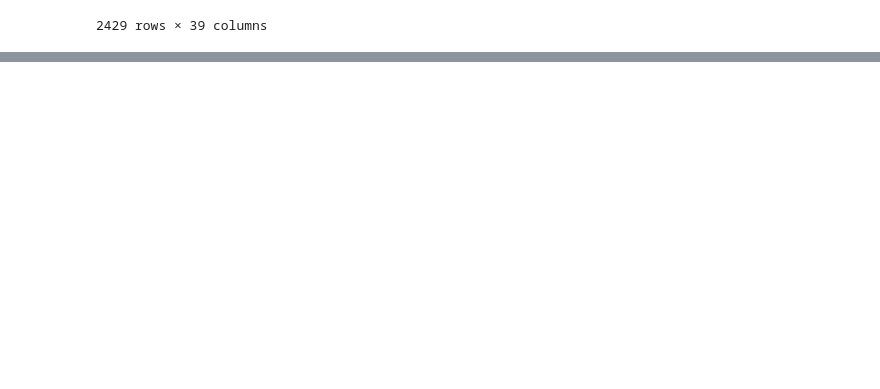
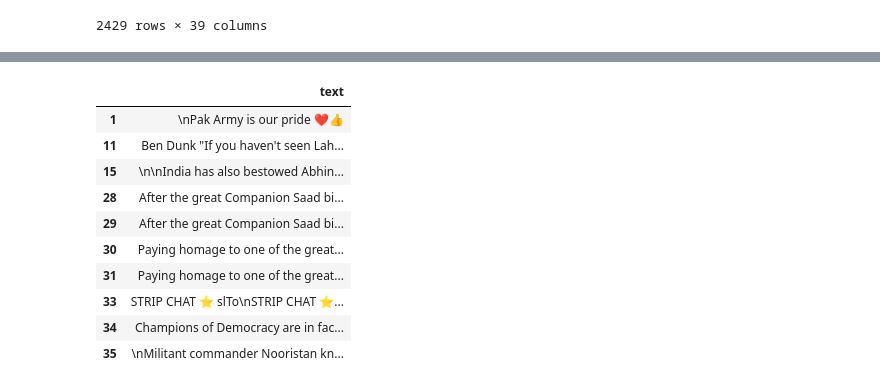
Before and after one commit to EvaLvn/ML_project2, a Jupyter notebook: Eva_notebook.ipynb, the cells around one changed output, grey strips where cells are left out. Cells and saved outputs as stored; diff of their text form; code cells hidden in the pictures; blank space fills up the shorter version.

```diff
--- a/Eva_notebook.ipynb
+++ b/Eva_notebook.ipynb
@@ -105,0 +212,3 @@ df_cen[df_cen['lang']=='und']
+# %%
+df_txt_clean = clean_tweets(df_en['text'])
+df_txt_clean
@@ -105,0 +227,14 @@ df_cen[df_cen['lang']=='und']
+# %%
+pd.DataFrame(df_txt_clean)
+# %% [output]
+|  | text |
+| 1 | \nPak Army is our pride ❤️👍 |
+| 11 | Ben Dunk "If you haven't seen Lah... |
+| 15 | \n\nIndia has also bestowed Abhin... |
+| 28 | After the great Companion Saad bi... |
+| 29 | After the great Companion Saad bi... |
+| 30 | Paying homage to one of the great... |
+| 31 | Paying homage to one of the great... |
+| 33 | STRIP CHAT ⭐️ slTo\nSTRIP CHAT ⭐️... |
+| 34 | Champions of Democracy are in fac... |
+| 35 | \nMilitant commander Nooristan kn... |
```
Also changed, not shown: parts of 14 cells of this notebook.
